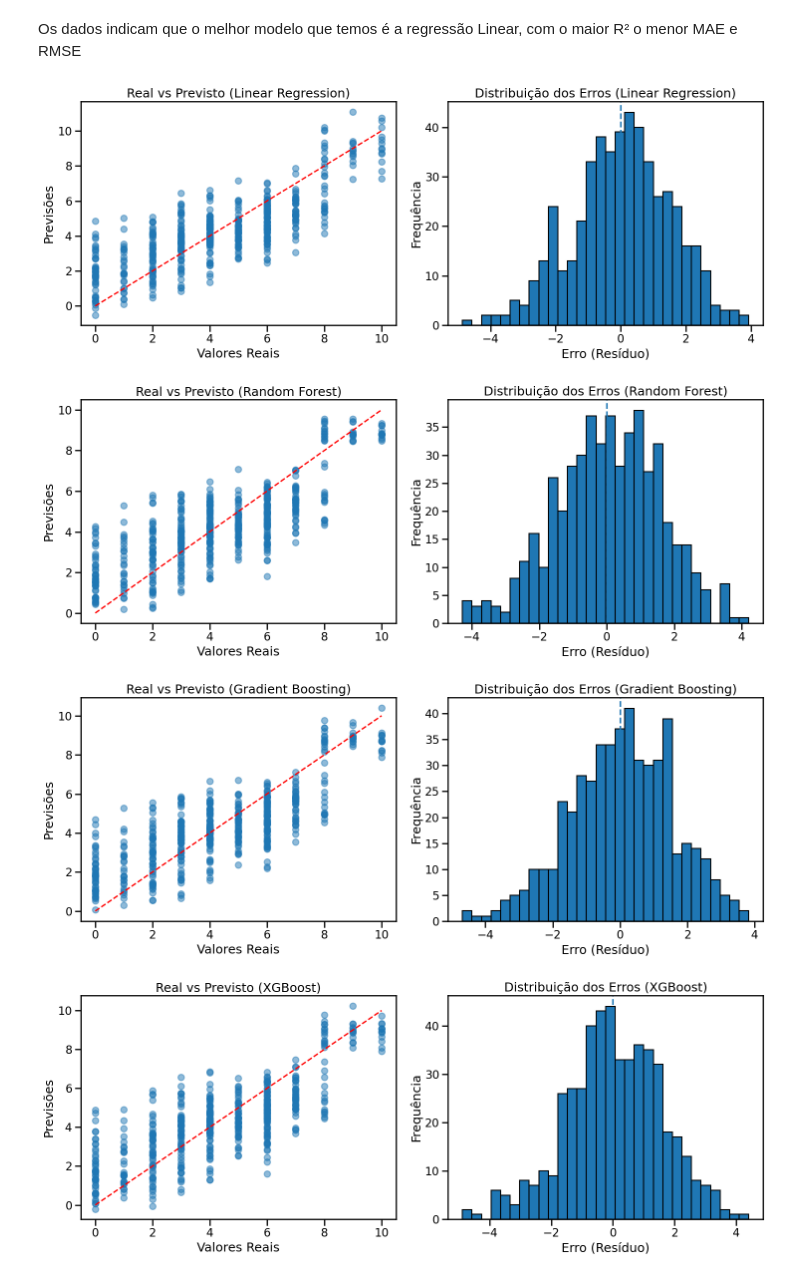
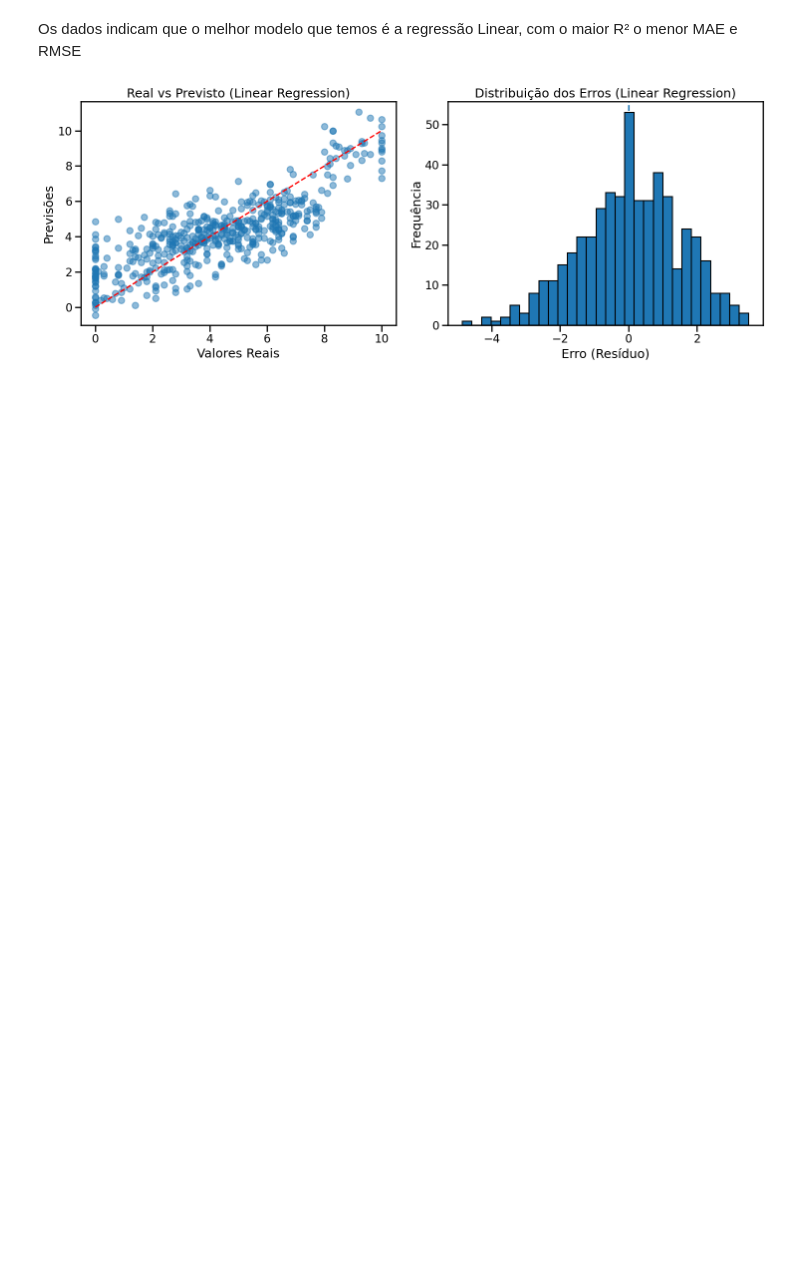
Before and after one commit to LucasRuizMartins/fiap_tech_challenge_01, a Jupyter notebook: notebooks/teach_challenge.ipynb, the cells around one changed output. Cells and saved outputs as stored; diff of their text form; code cells hidden in the pictures; blank space fills up the shorter version.

Commit message:
modelos salvos e finalizados

```diff
--- a/notebooks/teach_challenge.ipynb
+++ b/notebooks/teach_challenge.ipynb
@@ -264,7 +264,9 @@ print(f"Mapeamento: {region_mapping}")
 # %% [output]
 Mapeamento: {0: 'Centro-Oeste', 1: 'Nordeste', 2: 'Norte', 3: 'Sudeste', 4: 'Sul'}
 # %%
-df_nps['nps_score'] = np.round(df_nps["nps_score"])
+#df_nps['nps_score'] = np.round(df_nps["nps_score"])
+#df_nps['nps_score'] = np.ceil(df_nps["nps_score"])
+# ### o ceil e o round afastam muito o modelo da base inicial por isso optei por remove-los e assim manter maior proximidade da base original
 # %%
 df_nps.head(2)
 # %% [output]
@@ -1252,11 +1168,8 @@ Os dados indicam que o melhor modelo que temos é a regressão Linear, com o mai
 # %%
 plot_model_results(lr, X_test, y_test, "Linear Regression")
 
-plot_model_results(rf, X_test, y_test, "Random Forest")
-plot_model_results(gb, X_test, y_test, "Gradient Boosting")
-plot_model_results(xgb, X_test, y_test, "XGBoost")
+# plot_model_results(rf, X_test, y_test, "Random Forest")
+# plot_model_results(gb, X_test, y_test, "Gradient Boosting")
+# plot_model_results(xgb, X_test, y_test, "XGBoost")
 # %% [output]
-[figure, old version]
+[figure, new version]
-[figure, removed]
-[figure, removed]
-[figure, removed]
```
Also changed, not shown: parts of 79 cells of this notebook, 19 other files.
